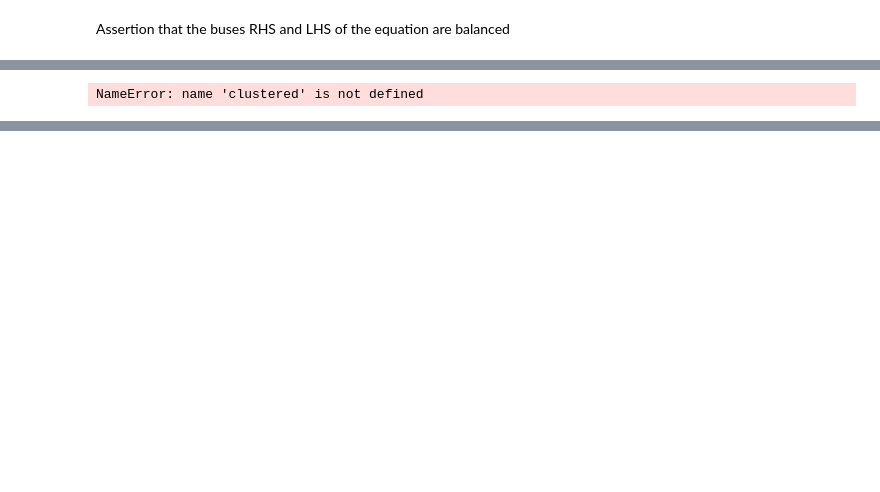
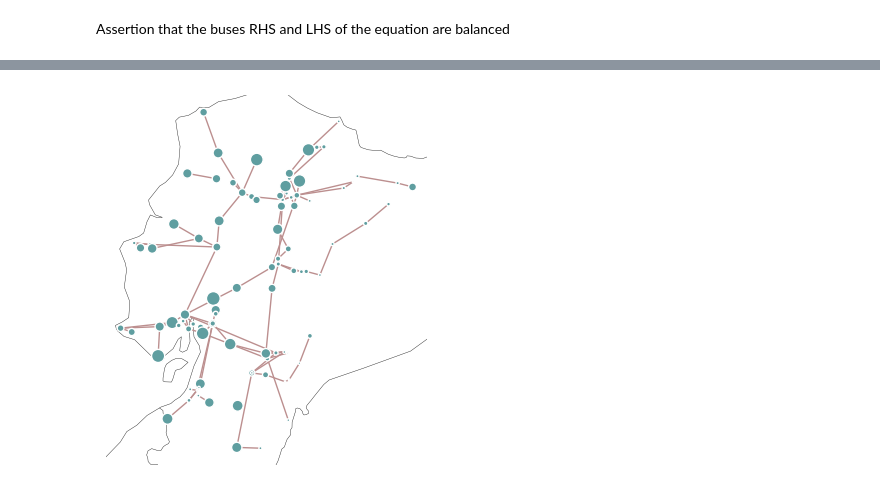
Before and after one commit to Fernando3161/EcuadorElectricGrid, a Jupyter notebook: notebooks/08_EC_cluster_network.ipynb, the cells around one changed output, grey strips where cells are left out. Drawn from its saved outputs; the diff is of its cells as text; code cells hidden in the pictures; blank space fills up the shorter version.

```diff
--- a/notebooks/08_EC_cluster_network.ipynb
+++ b/notebooks/08_EC_cluster_network.ipynb
@@ -1034,4 +1838,26 @@ Name: v_nom, dtype: float64
-# %%
-clustered
-# %% [output]
-NameError: name 'clustered' is not defined
+# %%
+import pandas as pd
+import matplotlib.pyplot as plt
+
+# --- Build bus_sizes from loads (sum over time), with index dtype aligned ---
+# 1) totals per LOAD
+load_totals = network.loads_t.p.sum()                  # index: load_id
+
+# 2) map load -> bus, making sure dtype matches network.buses.index
+bus_index_dtype = network.buses.index.dtype
+load_to_bus = network.loads["bus"].astype(bus_index_dtype)
+
+# 3) aggregate to BUS and reindex to full bus list
+bus_sizes = load_totals.groupby(load_to_bus).sum()
+bus_sizes = bus_sizes.reindex(network.buses.index).fillna(0)
+bus_sizes = bus_sizes*100/max(bus_sizes)
+# 4) scale for plotting
+bus_sizes = 1e-4* bus_sizes
+
+# (optional) sanity check
+# print("bus_sizes dtype:", bus_sizes.index.dtype, "| buses dtype:", network.buses.index.dtype)
+
+# --- Plot ---
+network.plot(bus_sizes=bus_sizes, line_widths=1)
+plt.show()
+# %% [output]
@@ -1037,0 +1868 @@ NameError: name 'clustered' is not defined
+[figure, added]
```
Also changed, not shown: parts of 38 cells of this notebook, 7 other files.
